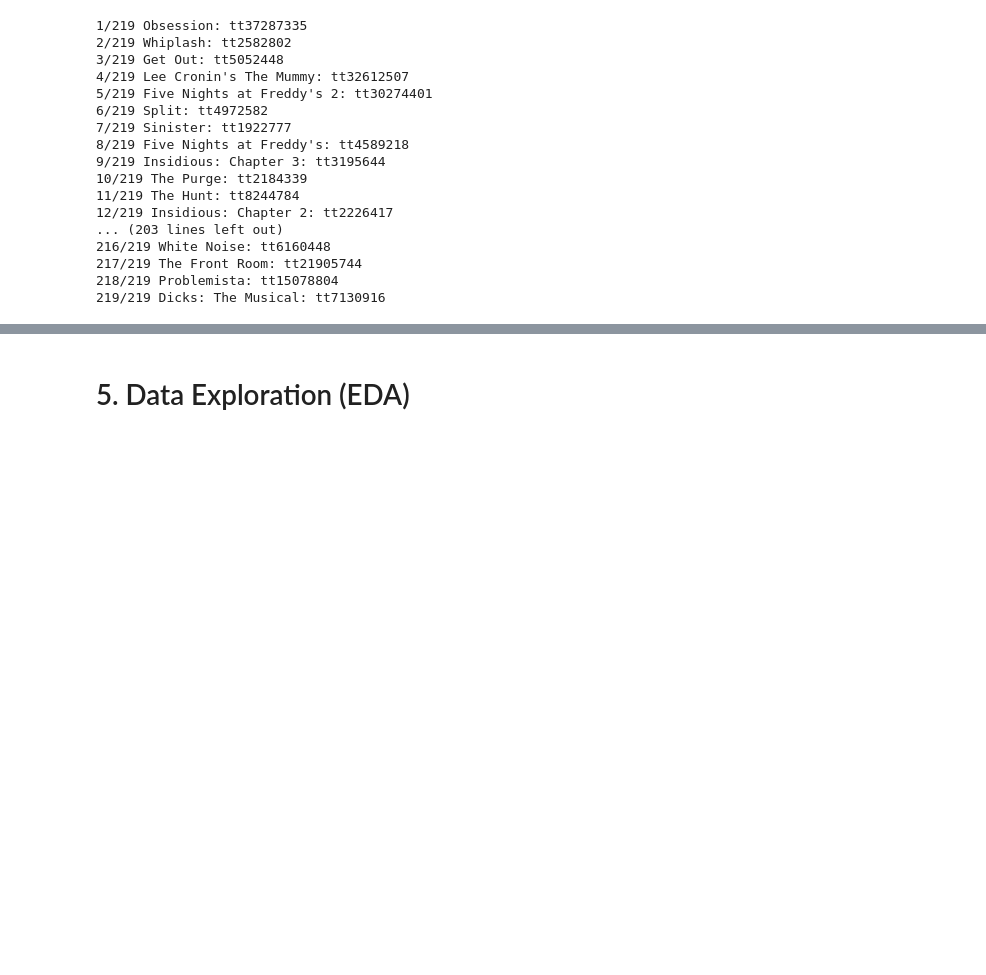
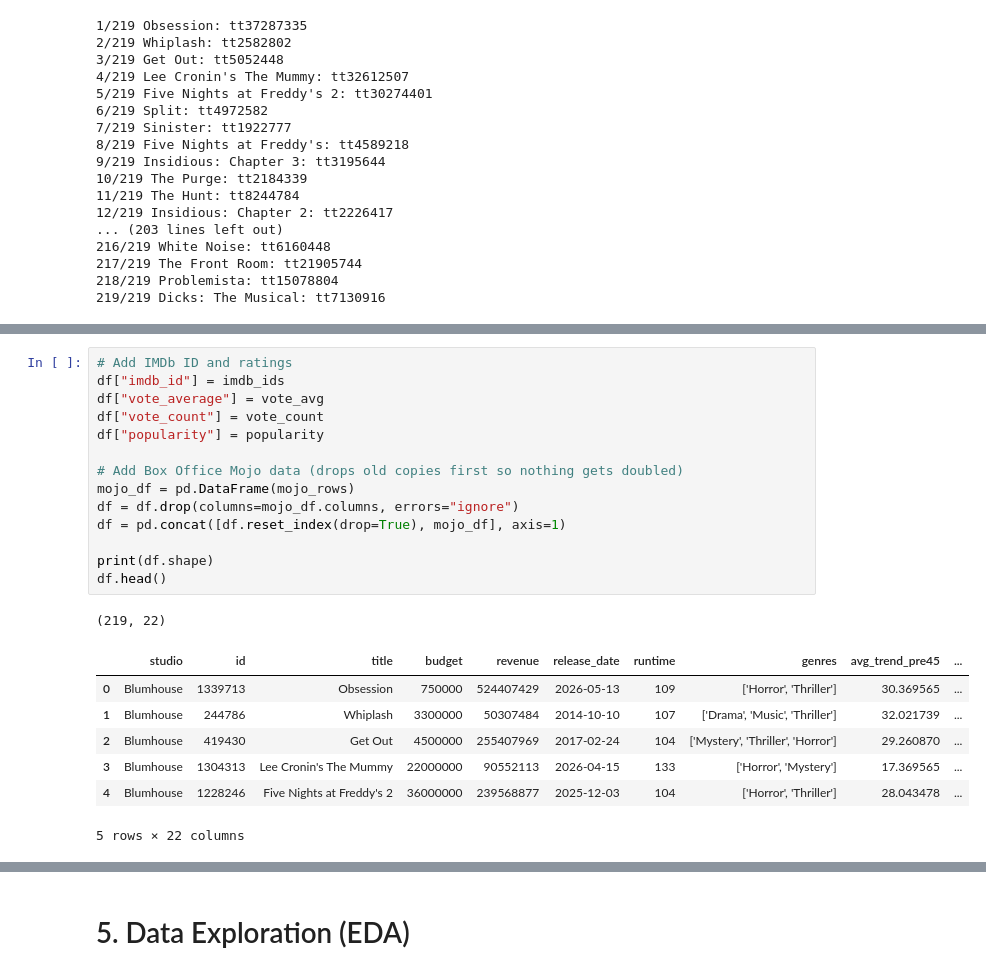
Before and after one commit to u1463836/IS-Project, a Jupyter notebook: Final_Notebook.ipynb, the cells around one changed output, grey strips where cells are left out. Cells and saved outputs as stored; diff of their text form; blank space fills up the shorter version.

```diff
--- a/Final_Notebook.ipynb
+++ b/Final_Notebook.ipynb
@@ -418 +495,24 @@ df.head()
 5 rows × 22 columns
+# %%
+# Add IMDb ID and ratings
+df["imdb_id"] = imdb_ids
+df["vote_average"] = vote_avg
+df["vote_count"] = vote_count
+df["popularity"] = popularity
+
+# Add Box Office Mojo data (drops old copies first so nothing gets doubled)
+mojo_df = pd.DataFrame(mojo_rows)
+df = df.drop(columns=mojo_df.columns, errors="ignore")
+df = pd.concat([df.reset_index(drop=True), mojo_df], axis=1)
+
+print(df.shape)
+df.head()
+# %% [output]
+(219, 22)
+|  | studio | id | title | budget | revenue | release_date | runtime | genres | avg_trend_pre45 | ... |
+| 0 | Blumhouse | 1339713 | Obsession | 750000 | 524407429 | 2026-05-13 | 109 | ['Horror', 'Thriller'] | 30.369565 | ... |
+| 1 | Blumhouse | 244786 | Whiplash | 3300000 | 50307484 | 2014-10-10 | 107 | ['Drama', 'Music', 'Thriller'] | 32.021739 | ... |
+| 2 | Blumhouse | 419430 | Get Out | 4500000 | 255407969 | 2017-02-24 | 104 | ['Mystery', 'Thriller', 'Horror'] | 29.260870 | ... |
+| 3 | Blumhouse | 1304313 | Lee Cronin's The Mummy | 22000000 | 90552113 | 2026-04-15 | 133 | ['Horror', 'Mystery'] | 17.369565 | ... |
+| 4 | Blumhouse | 1228246 | Five Nights at Freddy's 2 | 36000000 | 239568877 | 2025-12-03 | 104 | ['Horror', 'Thriller'] | 28.043478 | ... |
+5 rows × 22 columns
```
Also changed, not shown: parts of 8 cells of this notebook.
